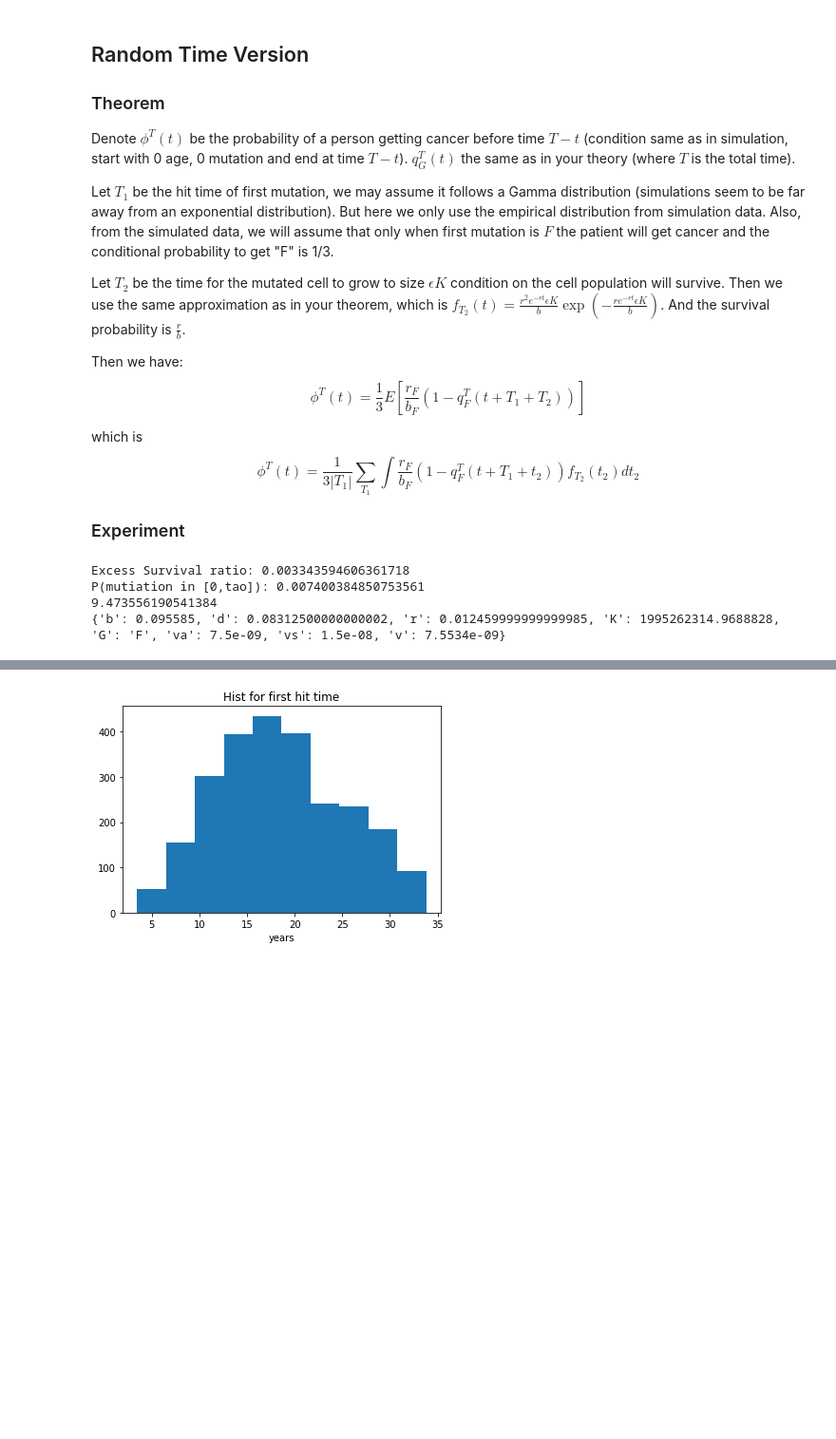
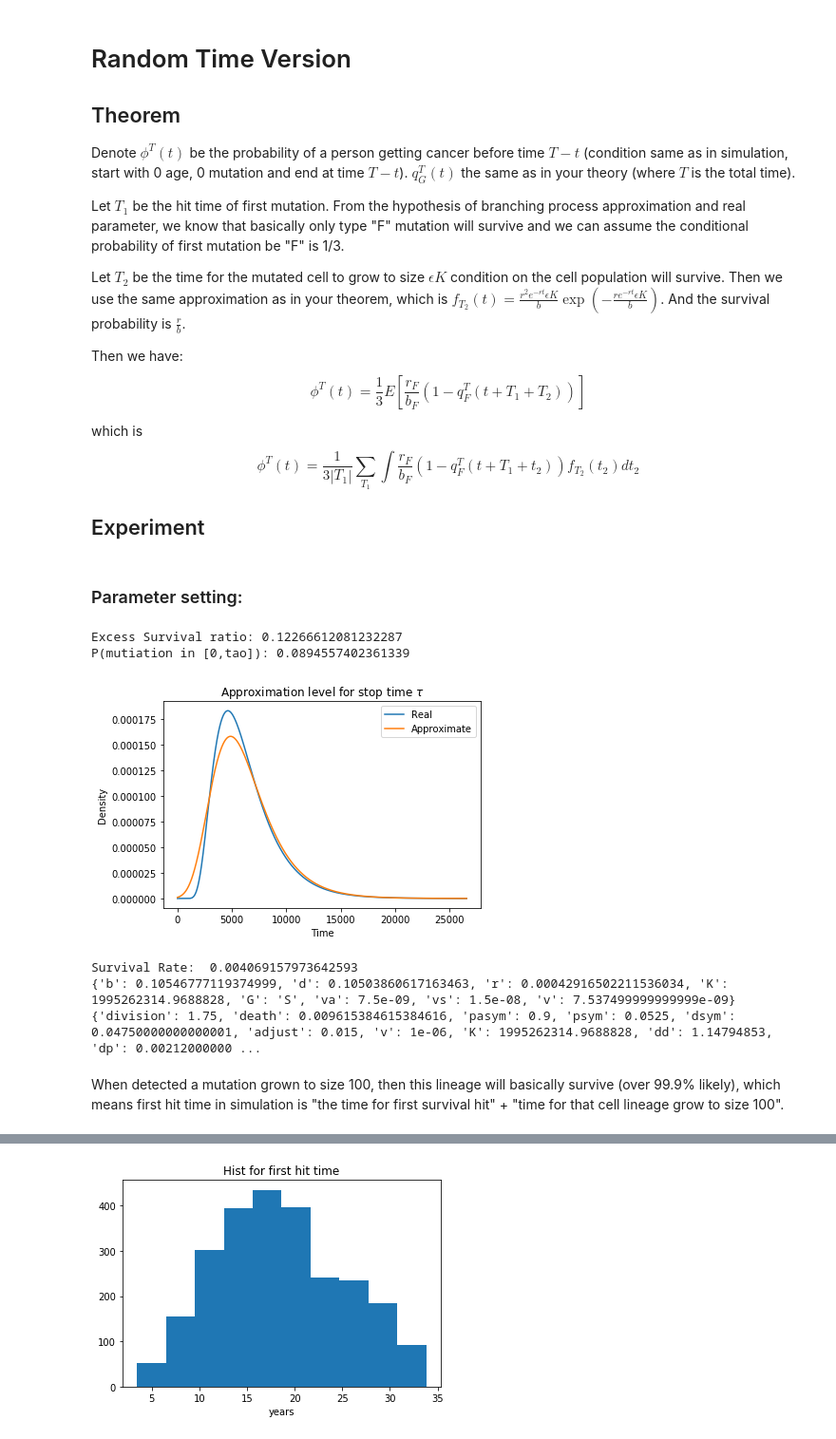
Before and after one commit to bhtang127/cancer, a Jupyter notebook: test_simulate/RandomTime.ipynb, the cells around one changed output, grey strips where cells are left out. Shown: that part at 95% size. Cells and saved outputs as stored; diff of their text form; code cells hidden in the pictures; blank space fills up the shorter version.

```diff
--- a/test_simulate/RandomTime.ipynb
+++ b/test_simulate/RandomTime.ipynb
@@ -1,11 +1,11 @@
 # %% [markdown]
-## Random Time Version
+# Random Time Version
 
-### Theorem
+## Theorem
 
 Denote $\phi^T(t)$ be the probability of a person getting cancer before time $T-t$ (condition same as in simulation, start with 0 age, 0 mutation and end at time $T-t$). $q_G^T(t)$ the same as in your theory (where $T$ is the total time).
 
-Let $T_1$ be the hit time of first mutation, we may assume it follows a Gamma distribution (simulations seem to be far away from an exponential distribution). But here we only use the empirical distribution from simulation data. Also, from the simulated data, we will assume that only when first mutation is $F$ the patient will get cancer and the conditional probability to get "F" is 1/3.
+Let $T_1$ be the hit time of first mutation. From the hypothesis of branching process approximation and real parameter, we know that basically only type "F" mutation will survive and we can assume the conditional probability of first mutation be "F" is 1/3.
 
 Let $T_2$ be the time for the mutated cell to grow to size $\epsilon K$ condition on the cell population will survive. Then we use the same approximation as in your theorem, which is $f_{T_2}(t) = \frac{r^2 e^{-rt} \epsilon K}{b} \exp\left( -\frac{re^{-rt}\epsilon K}{b} \right)$. And the survival probability is $\frac{r}{b}$.
 
@@ -16,22 +16,29 @@ which is
 $$\phi^T(t) = \frac{1}{3|T_1|}\sum_{T_1}\int \frac{r_{F}}{b_{F}} (1-q^T_F(t+T_1+t_2)) f_{T_2}(t_2) dt_2$$
 
 
-### Experiment
+## Experiment
+# %% [markdown]
+### Parameter setting:
 # %%
 from theorem import *
 
 %matplotlib inline
 
-alpha = {"division":1.75, "death":0, "pasym":0.9, "psym":0.0525, "dsym":0.1-0.0525,
+alpha = {"division":1.75, "death":1/104, "pasym":0.9, "psym":0.0525, "dsym":0.1-0.0525,
          "adjust":1.5e-2, "v":1e-6, "K":10**9.3, "dd":1.14794853, "dp":2.12*1e-3, "dm":5*1e-6,
          "l_ratio":0.15/(1.6+0.15), "pow":0.4117, "eps":1e-6}
 
-test = tissue(alpha, pGUfunc, 52*80,52*80*10, Gene="F")
+test = tissue(alpha, pGUfunc, 52*80,52*80*10, Gene="S")
 density = test.density(test.ts, test.para)
-print(np.sum(test.ts/52 * density/10))
+print("Survival Rate: ", test.para["r"] / test.para["b"])
 print(test.para)
+print(test.alpha)
 # %% [output]
-Excess Survival ratio: 0.003343594606361718
-P(mutiation in [0,tao]): 0.007400384850753561
-9.473556190541384
-{'b': 0.095585, 'd': 0.08312500000000002, 'r': 0.012459999999999985, 'K': 1995262314.9688828, 'G': 'F', 'va': 7.5e-09, 'vs': 1.5e-08, 'v': 7.5534e-09}
+Excess Survival ratio: 0.12266612081232287
+P(mutiation in [0,tao]): 0.0894557402361339
+[figure, added]
+Survival Rate:  0.004069157973642593
+{'b': 0.10546777119374999, 'd': 0.10503860617163463, 'r': 0.00042916502211536034, 'K': 1995262314.9688828, 'G': 'S', 'va': 7.5e-09, 'vs': 1.5e-08, 'v': 7.537499999999999e-09}
+{'division': 1.75, 'death': 0.009615384615384616, 'pasym': 0.9, 'psym': 0.0525, 'dsym': 0.04750000000000001, 'adjust': 0.015, 'v': 1e-06, 'K': 1995262314.9688828, 'dd': 1.14794853, 'dp': 0.00212000000 ...
+# %% [markdown]
+When detected a mutation grown to size 100, then this lineage will basically survive (over 99.9% likely), which means first hit time in simulation is "the time for first survival hit" + "time for that cell lineage grow to size 100".
```
Also changed, not shown: parts of 14 cells of this notebook, 9 other files.
